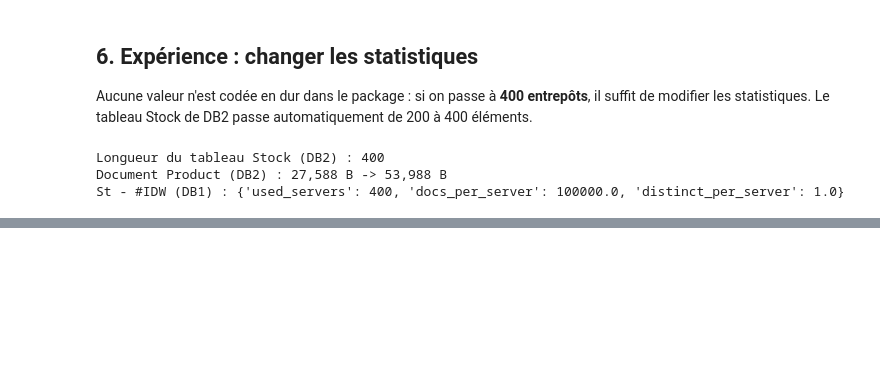
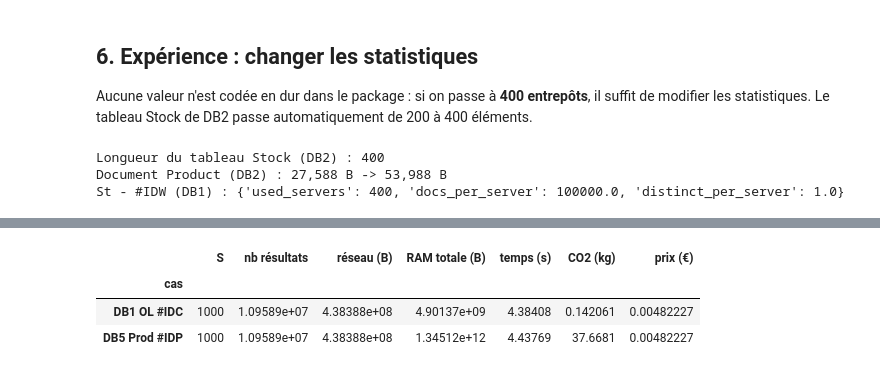
Before and after one commit to lauradlzz/TD1_BigData, a Jupyter notebook: demo.ipynb, the cells around one changed output, grey strips where cells are left out. Cells and saved outputs as stored; diff of their text form; code cells hidden in the pictures; blank space fills up the shorter version.

```diff
--- a/demo.ipynb
+++ b/demo.ipynb
@@ -291,0 +379,13 @@ St - #IDW (DB1) : {'used_servers': 400, 'docs_per_server': 100000.0, 'distinct_p
+# %%
+out = ["IDP", "quantity"]
+q3 = {
+    "DB1 OL #IDC": filter_without_sharding(dbs["DB1"], "OrderLine", ["date"], out, params),
+    "DB5 Prod #IDP": filter_without_sharding(dbs["DB5"], "Product", ["date"], out, params),
+}
+assert q3["DB5 Prod #IDP"]["nb_docs_read"] == 100_000
+costs_table(q3)
+# %% [output]
+|  | S | nb résultats | réseau (B) | RAM totale (B) | temps (s) | CO2 (kg) | prix (€) |
+| cas |  |  |  |  |  |  |  |
+| DB1 OL #IDC | 1000 | 1.09589e+07 | 4.38388e+08 | 4.90137e+09 | 4.38408 | 0.142061 | 0.00482227 |
+| DB5 Prod #IDP | 1000 | 1.09589e+07 | 4.38388e+08 | 1.34512e+12 | 4.43769 | 37.6681 | 0.00482227 |
```
Also changed, not shown: parts of 14 cells of this notebook, 8 other files.
